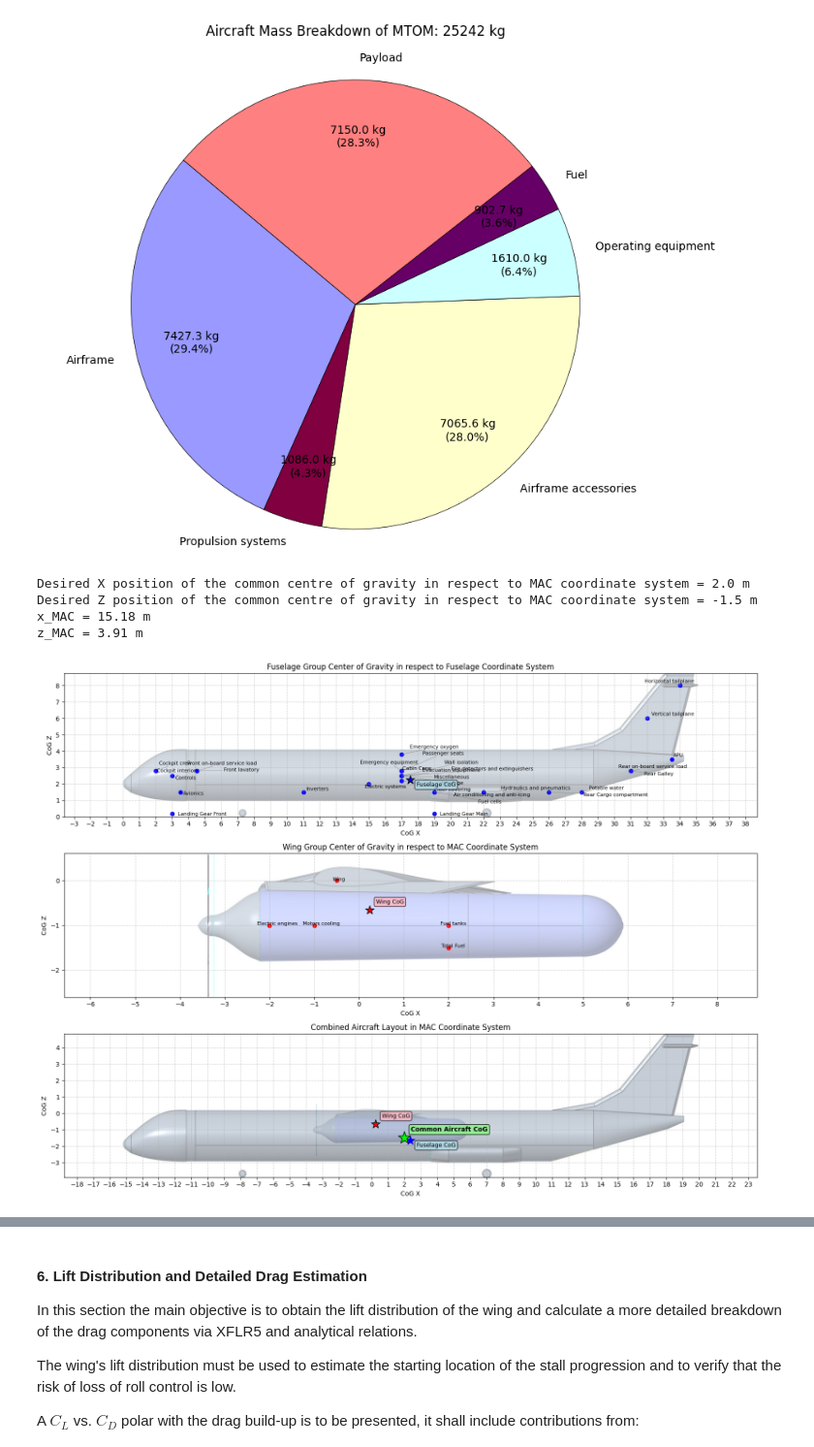
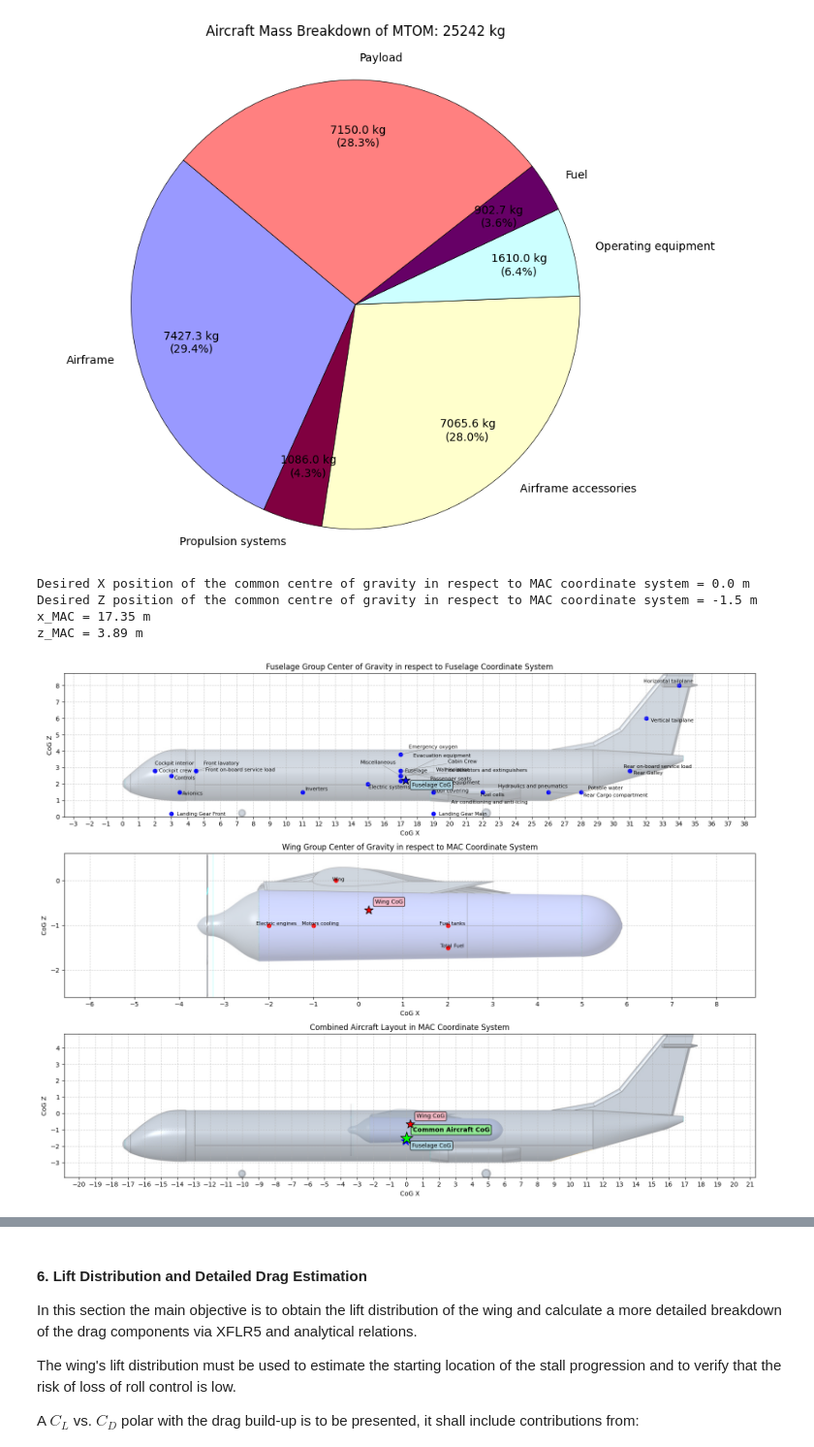
Before and after one commit to MatthiasFrenzl/TUW-AircraftDesign2-SS2026, a Jupyter notebook: Code/Aircraft Design 2 - Calculations - Group 1 - SS2026.ipynb, the cells around one changed output, grey strips where cells are left out. Shown at 97% size. Cells and saved outputs as stored; diff of their text form; code cells hidden in the pictures.

```diff
--- a/Code/Aircraft Design 2 - Calculations - Group 1 - SS2026.ipynb
+++ b/Code/Aircraft Design 2 - Calculations - Group 1 - SS2026.ipynb
@@ -509,7 +509,7 @@ m_payload = 7150.0 kg
 # %%
 ### Fuselage group dictionary ###
 
-x_CoG_MAC = 2; ##### Design variable
+x_CoG_MAC = 0; ##### Design variable
 z_CoG_MAC = -1.5; ##### Design variable
 main_landing_gear_span = 5; ##### Design variable
 
@@ -524,7 +524,7 @@ fuselage_group = {
 
     ##### 1.3 Airframe Accessories (Fuselage) #####
     # APU goes in the tail cone
-    "APU": {"Mass": m_apu, "CoG_X": 33.5, "CoG_Z": 3.5},
+    # "APU": {"Mass": m_apu, "CoG_X": 33.5, "CoG_Z": 3.5},
     "Avionics": {"Mass": m_avionics, "CoG_X": 3.5, "CoG_Z": 1.5},
     "Hydraulics and pneumatics": {"Mass": m_hydrolics, "CoG_X": 22.0, "CoG_Z": 1.5},
     "Electric systems": {"Mass": m_electric, "CoG_X": 15.0, "CoG_Z": 2.0},
@@ -744,37 +744,37 @@ ax3.annotate("Wing CoG", (wing_cog_x, wing_cog_z),
 ax3.scatter(x_CoG_MAC, z_CoG_MAC, color='lime', marker='*', s=400, edgecolors='black', zorder=6)
 ax3.annotate("Common Aircraft CoG", (x_CoG_MAC, z_CoG_MAC),
              xytext=(10, 10), textcoords='offset points', fontsize=10, fontweight='bold',
              bbox=dict(boxstyle="round,pad=0.3", facecolor="lightgreen", edgecolor="black", alpha=0.9))
 
 try:
     img_wing = plt.imread(r"..\Pictures\wing.png")
     ax3.imshow(img_wing, extent=[left_x_w, right_x_w, bottom_z_w, top_z_w], alpha=0.6)
 except FileNotFoundError:
     print("Could not find the wing image file. Make sure the name is right!")
 
 try:
     img_fuselage = plt.imread(r"..\Pictures\fuselage.png")
     ax3.imshow(img_fuselage, extent=[left_x_f_mac, right_x_f_mac, bottom_z_f_mac, top_z_f_mac], alpha=0.6)
 except FileNotFoundError:
     print("Could not find the fuselage image file. Make sure the name is right!")
 
 ax3.set_title("Combined Aircraft Layout in MAC Coordinate System")
 ax3.set_xlabel("CoG X")
 ax3.set_ylabel("CoG Z")
 ax3.grid(True, linestyle='--', alpha=0.6)
 ax3.axis('equal')
 
 ax3.xaxis.set_major_locator(MultipleLocator(1))
 ax3.yaxis.set_major_locator(MultipleLocator(1))
 
 plt.tight_layout()
 plt.show()
 # %% [output]
-Desired X position of the common centre of gravity in respect to MAC coordinate system = 2.0 m
+Desired X position of the common centre of gravity in respect to MAC coordinate system = 0.0 m
 Desired Z position of the common centre of gravity in respect to MAC coordinate system = -1.5 m
-x_MAC = 15.18 m
-z_MAC = 3.91 m
+x_MAC = 17.35 m
+z_MAC = 3.89 m
-[figure, old version]
+[figure, new version]
 # %%
 ##### Stability on the ground #####
 
```
Also changed, not shown: parts of 2 cells of this notebook.
